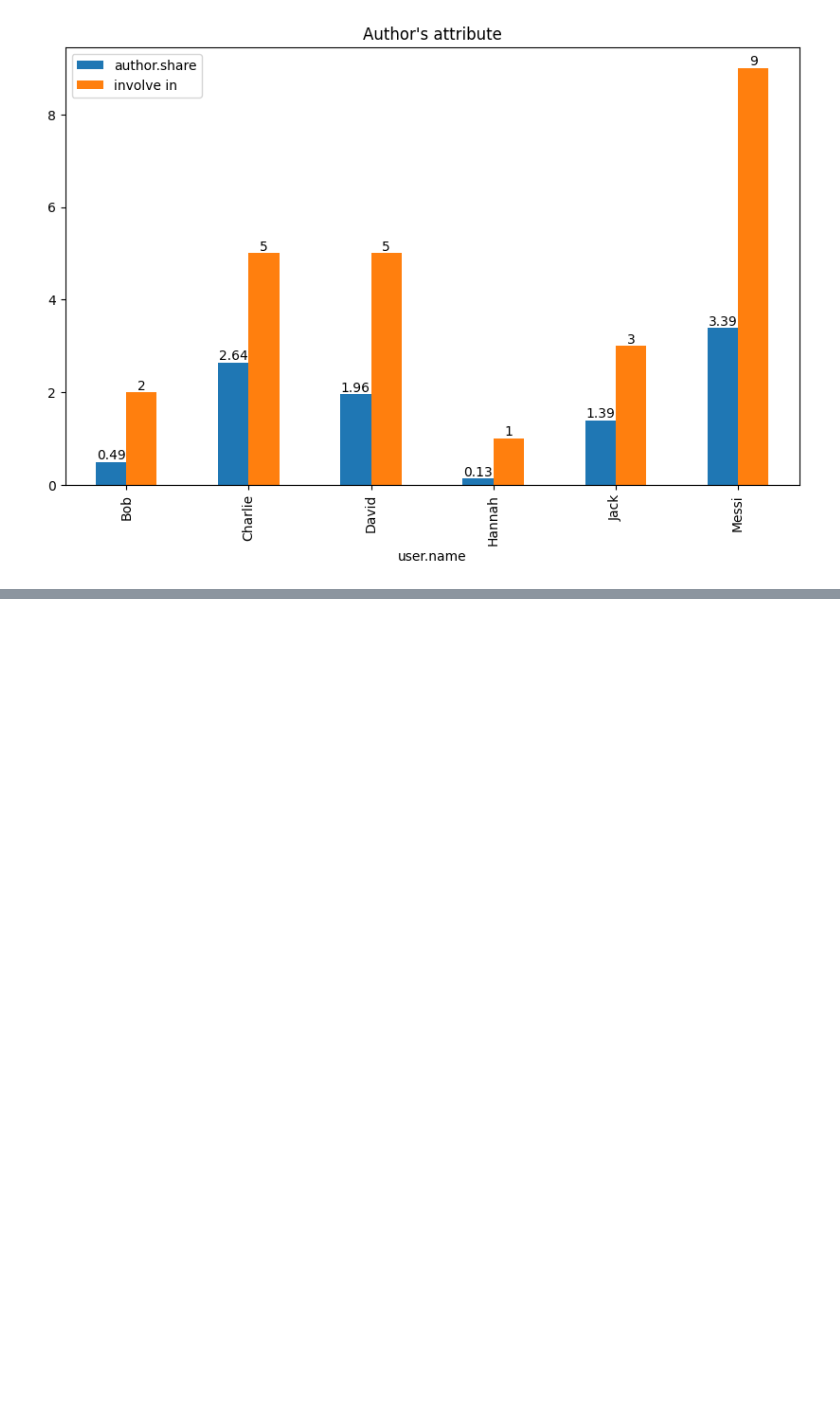
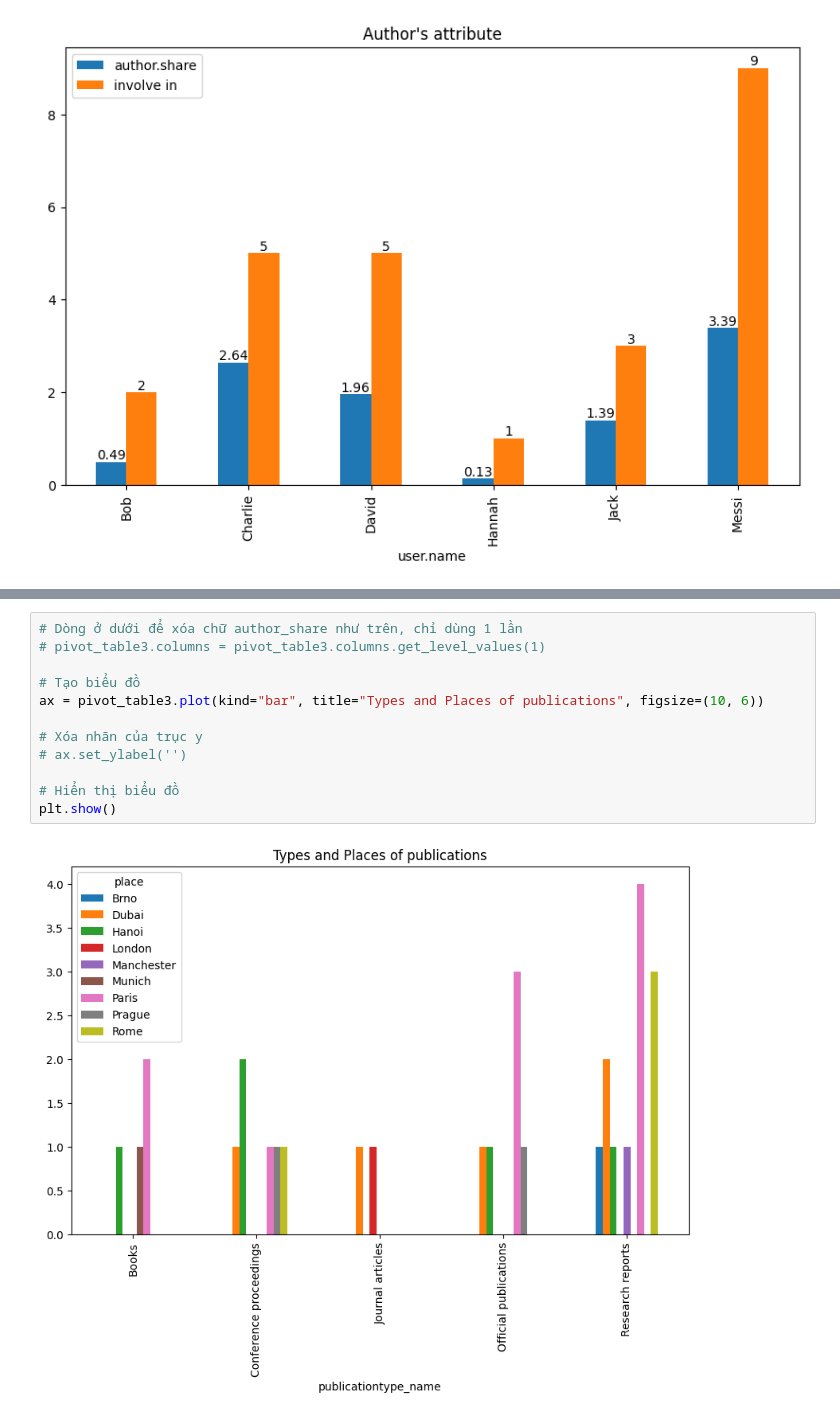
Before and after one commit to Hieulangtu/Pivot-table, a Jupyter notebook: publications.ipynb, the cells around one changed output, grey strips where cells are left out. Drawn from its saved outputs; the diff is of its cells as text; blank space fills up the shorter version.

```diff
--- a/publications.ipynb
+++ b/publications.ipynb
@@ -813,0 +924,14 @@ ValueError: Mime type rendering requires nbformat>=4.2.0 but it is not installed
+# %%
+# Dòng ở dưới để xóa chữ author_share như trên, chỉ dùng 1 lần
+# pivot_table3.columns = pivot_table3.columns.get_level_values(1)
+
+# Tạo biểu đồ
+ax = pivot_table3.plot(kind="bar", title="Types and Places of publications", figsize=(10, 6))
+
+# Xóa nhãn của trục y
+# ax.set_ylabel('')
+
+# Hiển thị biểu đồ
+plt.show()
+# %% [output]
+[figure, added]
```
Also changed, not shown: parts of 20 cells of this notebook, 4 other files.
